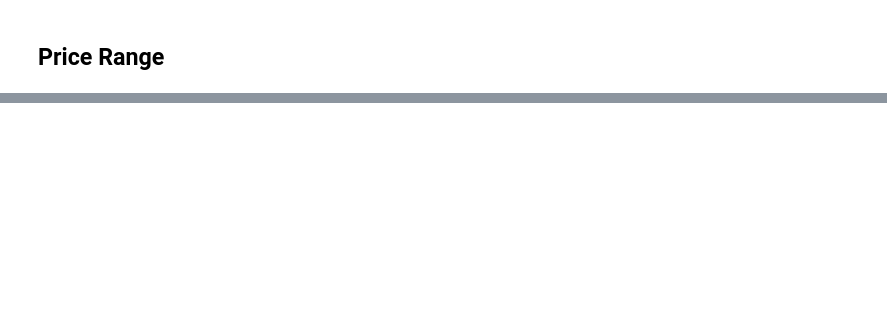
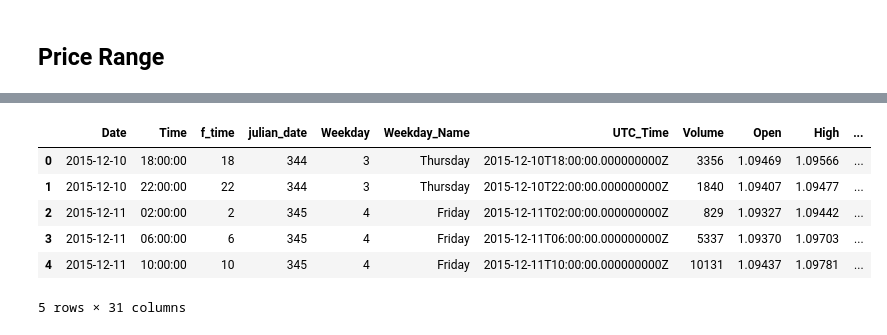
Before and after one commit to Forexience/Forexience, a Jupyter notebook: ML_Pipelines/00_Back_Test_Get_Candlestick.ipynb, the cells around one changed output, grey strips where cells are left out. Saved outputs shown, nothing was run; the diff lists cells and outputs as text; code cells hidden in the pictures; blank space fills up the shorter version.

```diff
--- a/ML_Pipelines/00_Back_Test_Get_Candlestick.ipynb
+++ b/ML_Pipelines/00_Back_Test_Get_Candlestick.ipynb
@@ -290,3 +290,13 @@ Wall time: 5min 57s
+# %%
+data.head()
+# %% [output]
+|  | Date | Time | f_time | julian_date | Weekday | Weekday_Name | UTC_Time | Volume | Open | High | ... |
+| 0 | 2015-12-10 | 18:00:00 | 18 | 344 | 3 | Thursday | 2015-12-10T18:00:00.000000000Z | 3356 | 1.09469 | 1.09566 | ... |
+| 1 | 2015-12-10 | 22:00:00 | 22 | 344 | 3 | Thursday | 2015-12-10T22:00:00.000000000Z | 1840 | 1.09407 | 1.09477 | ... |
+| 2 | 2015-12-11 | 02:00:00 | 2 | 345 | 4 | Friday | 2015-12-11T02:00:00.000000000Z | 829 | 1.09327 | 1.09442 | ... |
+| 3 | 2015-12-11 | 06:00:00 | 6 | 345 | 4 | Friday | 2015-12-11T06:00:00.000000000Z | 5337 | 1.09370 | 1.09703 | ... |
+| 4 | 2015-12-11 | 10:00:00 | 10 | 345 | 4 | Friday | 2015-12-11T10:00:00.000000000Z | 10131 | 1.09437 | 1.09781 | ... |
+5 rows × 31 columns
 # %%
 data.tail()
 # %% [output]
```
Also changed, not shown: parts of 5 cells of this notebook, 4 other files.
